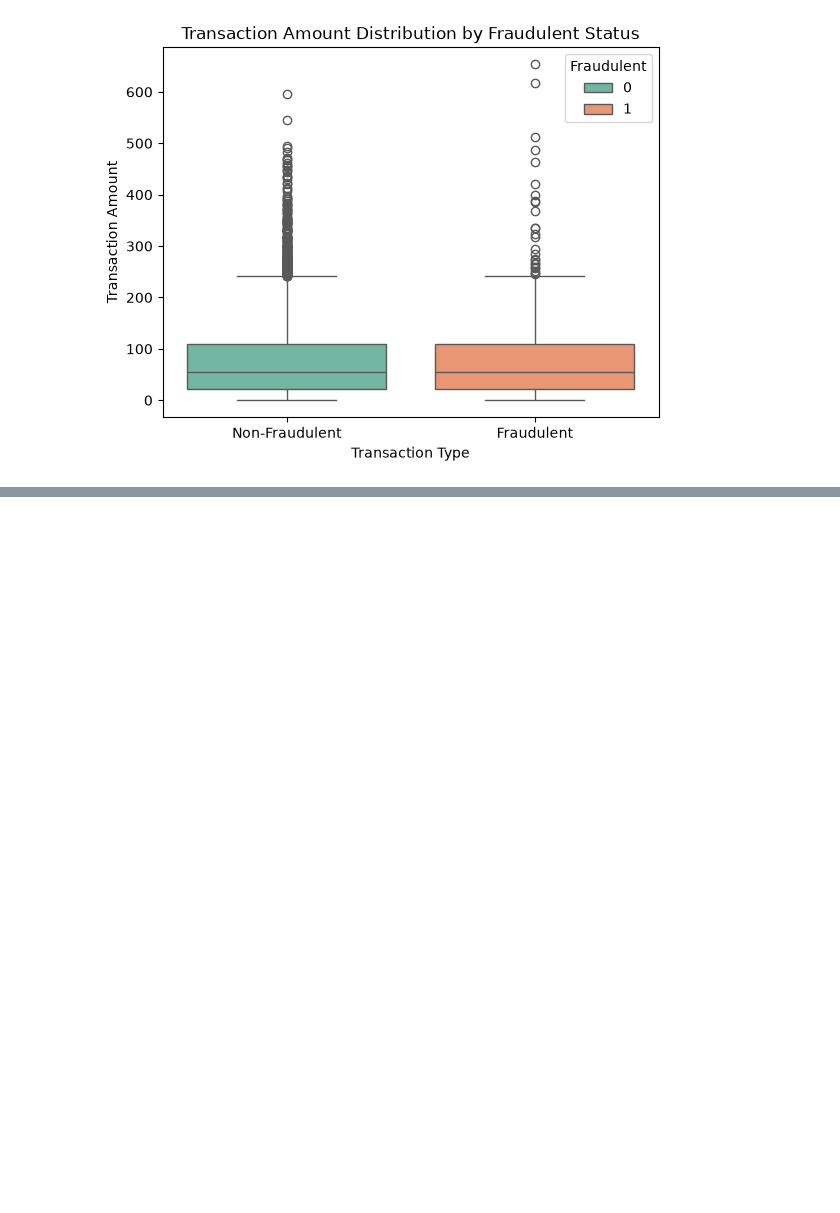
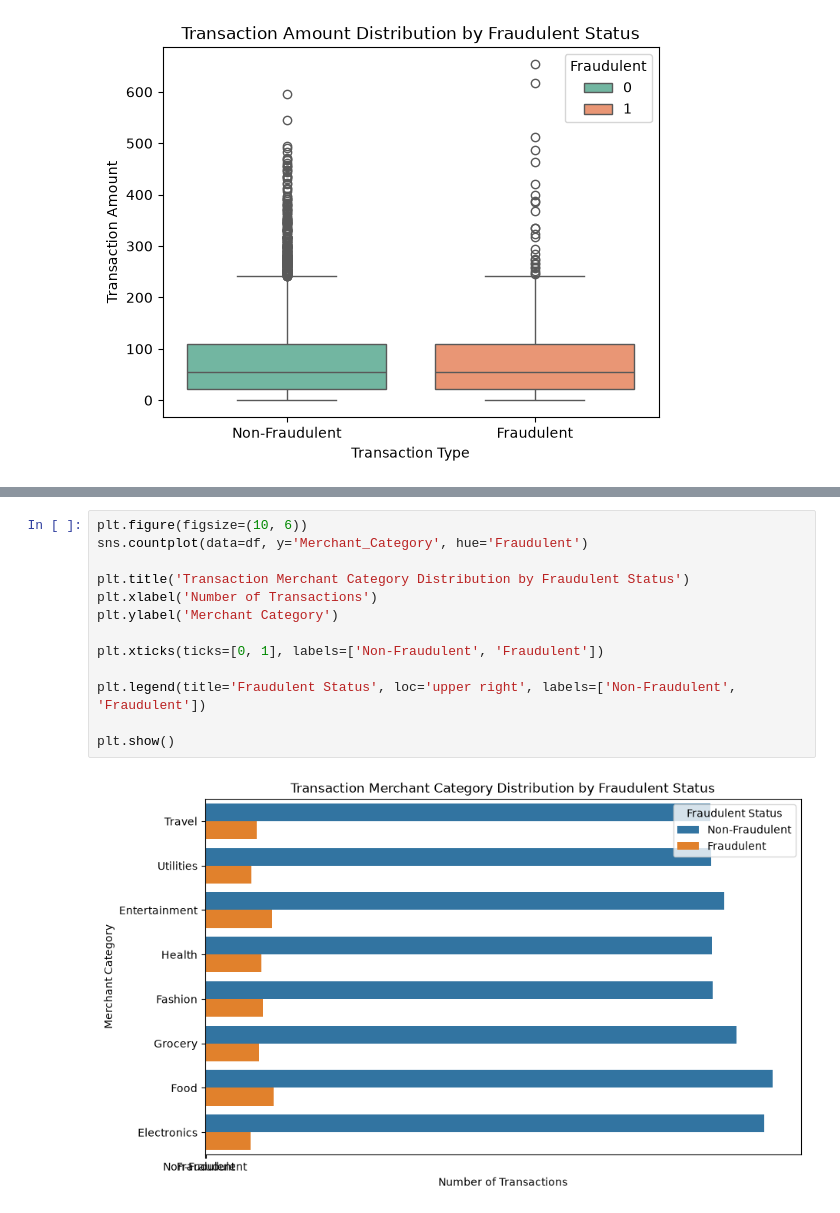
Before and after one commit to umairr-95/Financial-Fraud-Detection-Model-with-Dashboard, a Jupyter notebook: EDA.ipynb, the cells around one changed output, grey strips where cells are left out. Saved outputs shown, nothing was run; the diff lists cells and outputs as text; blank space fills up the shorter version.

Commit message:
added transaction datasets and suspicious analysis

```diff
--- a/EDA.ipynb
+++ b/EDA.ipynb
@@ -100,0 +126,15 @@ plt.show()
+# %%
+plt.figure(figsize=(10, 6))
+sns.countplot(data=df, y='Merchant_Category', hue='Fraudulent')
+
+plt.title('Transaction Merchant Category Distribution by Fraudulent Status')
+plt.xlabel('Number of Transactions')
+plt.ylabel('Merchant Category')
+
+plt.xticks(ticks=[0, 1], labels=['Non-Fraudulent', 'Fraudulent'])
+
+plt.legend(title='Fraudulent Status', loc='upper right', labels=['Non-Fraudulent', 'Fraudulent'])
+
+plt.show()
+# %% [output]
+[figure, added]
```
Also changed, not shown: parts of 11 cells of this notebook.
